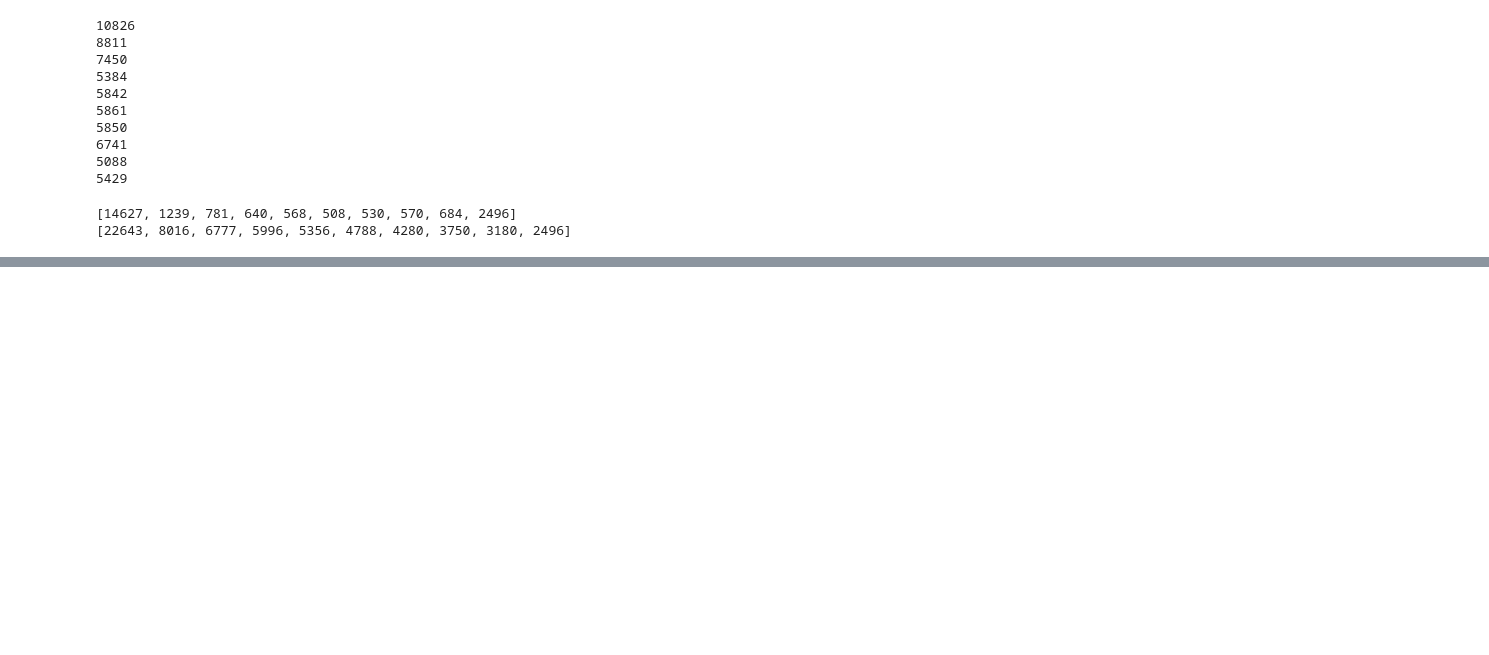
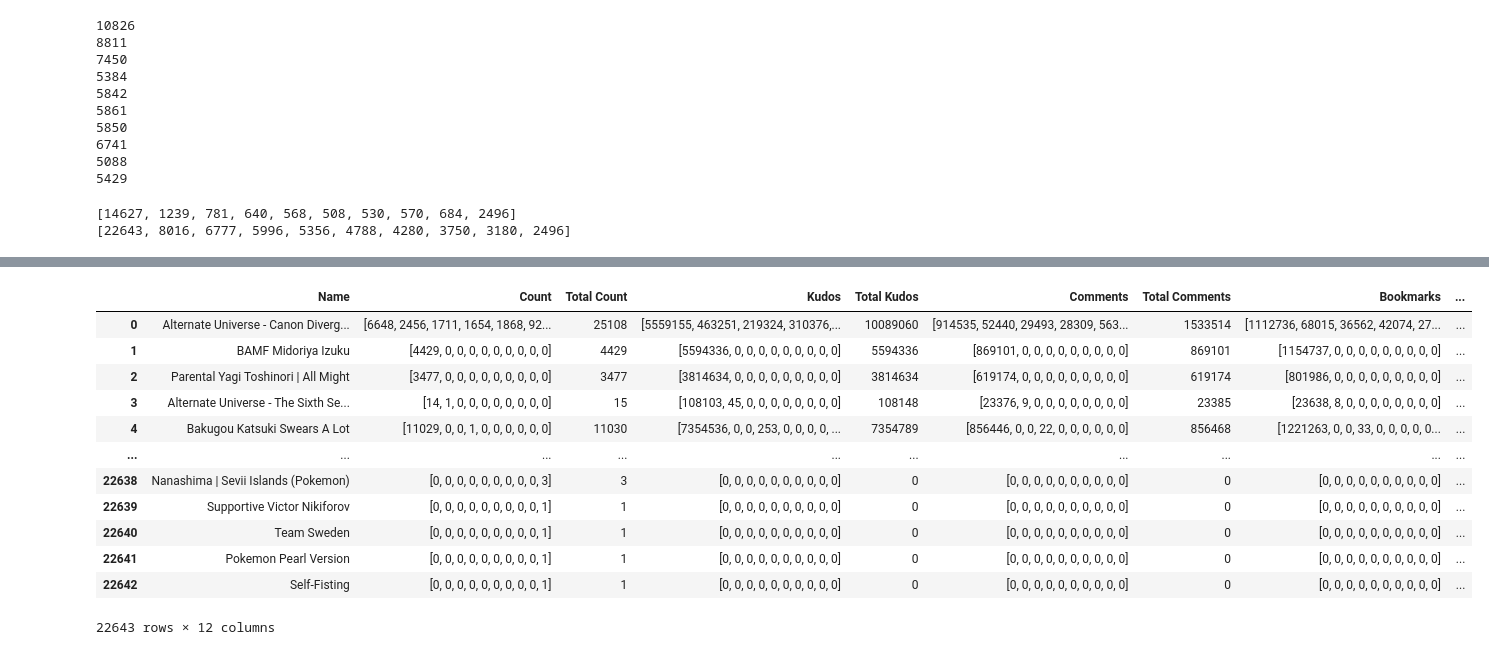
Before and after one commit to NicoPang/STAT-4185-Final-Project, a Jupyter notebook: main.ipynb, the cells around one changed output, grey strips where cells are left out. Cells and saved outputs as stored; diff of their text form; code cells hidden in the pictures; blank space fills up the shorter version.

```diff
--- a/tag-processing.ipynb
+++ b/main.ipynb
@@ -20,23 +30,20 @@ def inDatabase(name):
     current = name
     while True:
         index = tag_df["name"].searchsorted(current)
-        #print(final_tag_df.iloc[index])
-        #print(index)
         if current != tag_df["name"].iloc[index]:
-#             print(f"!!Name not consistent ({name} != {tag_df['name'].iloc[index]}).")
             return (False, None)
 
         if tag_df['canonical'].iloc[index]:
             return (True, tag_df['name'].iloc[index])
 
         if pd.isna(tag_df['merger_id'].iloc[index]):
-#             print(f"!!No canonical form found for non-canonical ({current}).")
             return (False, None)
-        #print(final_tag_df['merger_id'].iloc[index])
-        #print('')
+
         current = tag_df['name'].iloc[int(tag_df['merger_id'].iloc[index])]
 
+# Generates a list of tags that have canonical names
 def find_canonical_tags(tags):
+    tags = tags[2:-2].split('], [')
     found_tags = []
     if tags[0] == '':
         return found_tags
@@ -50,6 +57,7 @@ def find_canonical_tags(tags):
 
     return found_tags
 
+# Generates a listof tags that do not have a canonical name
 def find_missing_tags(tags):
     unfound_tags = []
     if tags[0] == '':
@@ -163,0 +186,4 @@ Text(0, 0.5, 'Tag count')
+# %%
+for fandom_df in fandom_dfs:
+    print(len(fandom_df))
+    display(fandom_df[fandom_df == -1].sum(axis = 0))
@@ -163,0 +246,9 @@ Text(0, 0.5, 'Tag count')
+# %%
+filtered_dfs = []
+for fandom_df in fandom_dfs:
+    filtered_df = fandom_df.copy()
+    filtered_df.loc[fandom_df['Kudos'] == -1,'Kudos'] = 0
+    filtered_df.loc[fandom_df['Comments'] == -1,'Comments'] = 0
+    filtered_df.loc[fandom_df['Bookmarks'] == -1,'Bookmarks'] = 0
+    filtered_df.loc[fandom_df['Hits'] == -1,'Hits'] = 0
+    filtered_dfs.append(filtered_df)
@@ -163,0 +320,32 @@ Text(0, 0.5, 'Tag count')
+# %%
+tag_stats = list(tag_stats_dict.values())
+filtered_tags_df = pd.DataFrame(tag_stats, columns = ['Name', 'Count', 'Total Count', 'Kudos', 'Total Kudos', 'Comments', 'Total Comments', 'Bookmarks', 'Total Bookmarks', 'Hits', 'Total Hits'])
+# %%
+def fandom_appearances(counts):
+    total_counts = 0
+    for count in counts:
+        total_counts += count
+
+    threshold = total_counts * 0.1
+    total = 0
+    for count in counts:
+        if count > threshold:
+            total += 1
+    return total
+
+filtered_tags_df['Spread'] = filtered_tags_df['Count'].apply(fandom_appearances)
+filtered_tags_df
+# %% [output]
+|  | Name | Count | Total Count | Kudos | Total Kudos | Comments | Total Comments | Bookmarks | ... |
+| 0 | Alternate Universe - Canon Diverg... | [6648, 2456, 1711, 1654, 1868, 92... | 25108 | [5559155, 463251, 219324, 310376,... | 10089060 | [914535, 52440, 29493, 28309, 563... | 1533514 | [1112736, 68015, 36562, 42074, 27... | ... |
+| 1 | BAMF Midoriya Izuku | [4429, 0, 0, 0, 0, 0, 0, 0, 0, 0] | 4429 | [5594336, 0, 0, 0, 0, 0, 0, 0, 0, 0] | 5594336 | [869101, 0, 0, 0, 0, 0, 0, 0, 0, 0] | 869101 | [1154737, 0, 0, 0, 0, 0, 0, 0, 0, 0] | ... |
+| 2 | Parental Yagi Toshinori | All Might | [3477, 0, 0, 0, 0, 0, 0, 0, 0, 0] | 3477 | [3814634, 0, 0, 0, 0, 0, 0, 0, 0, 0] | 3814634 | [619174, 0, 0, 0, 0, 0, 0, 0, 0, 0] | 619174 | [801986, 0, 0, 0, 0, 0, 0, 0, 0, 0] | ... |
+| 3 | Alternate Universe - The Sixth Se... | [14, 1, 0, 0, 0, 0, 0, 0, 0, 0] | 15 | [108103, 45, 0, 0, 0, 0, 0, 0, 0, 0] | 108148 | [23376, 9, 0, 0, 0, 0, 0, 0, 0, 0] | 23385 | [23638, 8, 0, 0, 0, 0, 0, 0, 0, 0] | ... |
+| 4 | Bakugou Katsuki Swears A Lot | [11029, 0, 0, 1, 0, 0, 0, 0, 0, 0] | 11030 | [7354536, 0, 0, 253, 0, 0, 0, 0, ... | 7354789 | [856446, 0, 0, 22, 0, 0, 0, 0, 0, 0] | 856468 | [1221263, 0, 0, 33, 0, 0, 0, 0, 0... | ... |
+| ... | ... | ... | ... | ... | ... | ... | ... | ... | ... |
+| 22638 | Nanashima | Sevii Islands (Pokemon) | [0, 0, 0, 0, 0, 0, 0, 0, 0, 3] | 3 | [0, 0, 0, 0, 0, 0, 0, 0, 0, 0] | 0 | [0, 0, 0, 0, 0, 0, 0, 0, 0, 0] | 0 | [0, 0, 0, 0, 0, 0, 0, 0, 0, 0] | ... |
+| 22639 | Supportive Victor Nikiforov | [0, 0, 0, 0, 0, 0, 0, 0, 0, 1] | 1 | [0, 0, 0, 0, 0, 0, 0, 0, 0, 0] | 0 | [0, 0, 0, 0, 0, 0, 0, 0, 0, 0] | 0 | [0, 0, 0, 0, 0, 0, 0, 0, 0, 0] | ... |
+| 22640 | Team Sweden | [0, 0, 0, 0, 0, 0, 0, 0, 0, 1] | 1 | [0, 0, 0, 0, 0, 0, 0, 0, 0, 0] | 0 | [0, 0, 0, 0, 0, 0, 0, 0, 0, 0] | 0 | [0, 0, 0, 0, 0, 0, 0, 0, 0, 0] | ... |
+| 22641 | Pokemon Pearl Version | [0, 0, 0, 0, 0, 0, 0, 0, 0, 1] | 1 | [0, 0, 0, 0, 0, 0, 0, 0, 0, 0] | 0 | [0, 0, 0, 0, 0, 0, 0, 0, 0, 0] | 0 | [0, 0, 0, 0, 0, 0, 0, 0, 0, 0] | ... |
+| 22642 | Self-Fisting | [0, 0, 0, 0, 0, 0, 0, 0, 0, 1] | 1 | [0, 0, 0, 0, 0, 0, 0, 0, 0, 0] | 0 | [0, 0, 0, 0, 0, 0, 0, 0, 0, 0] | 0 | [0, 0, 0, 0, 0, 0, 0, 0, 0, 0] | ... |
+22643 rows × 12 columns
```
Also changed, not shown: parts of 15 cells of this notebook.
